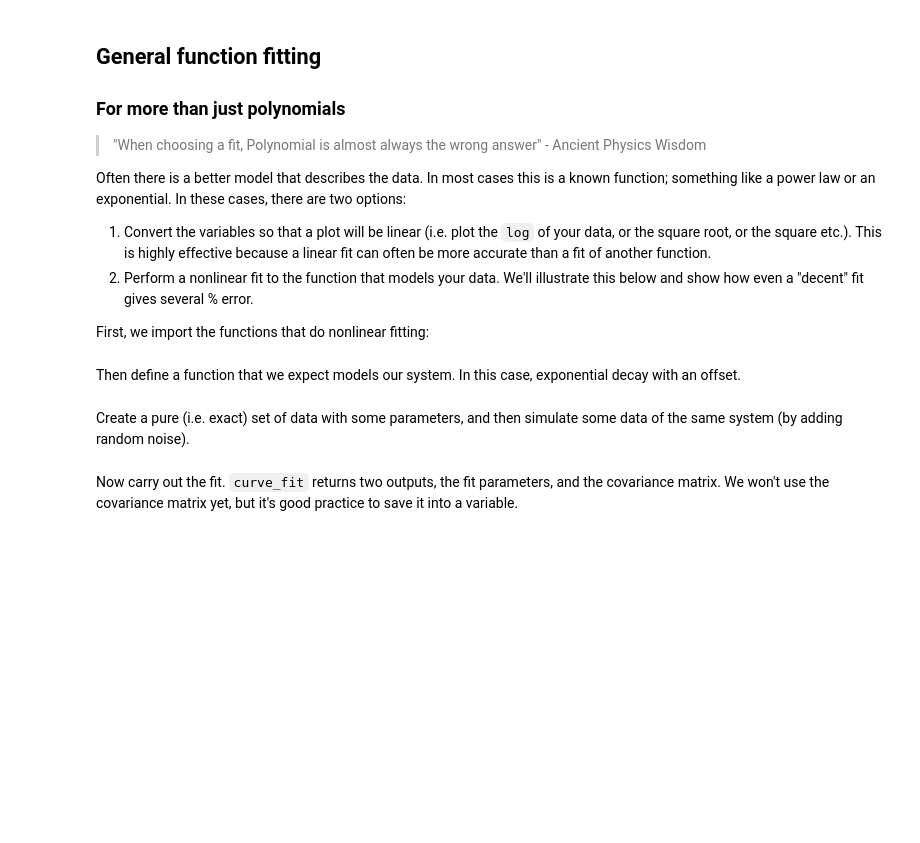
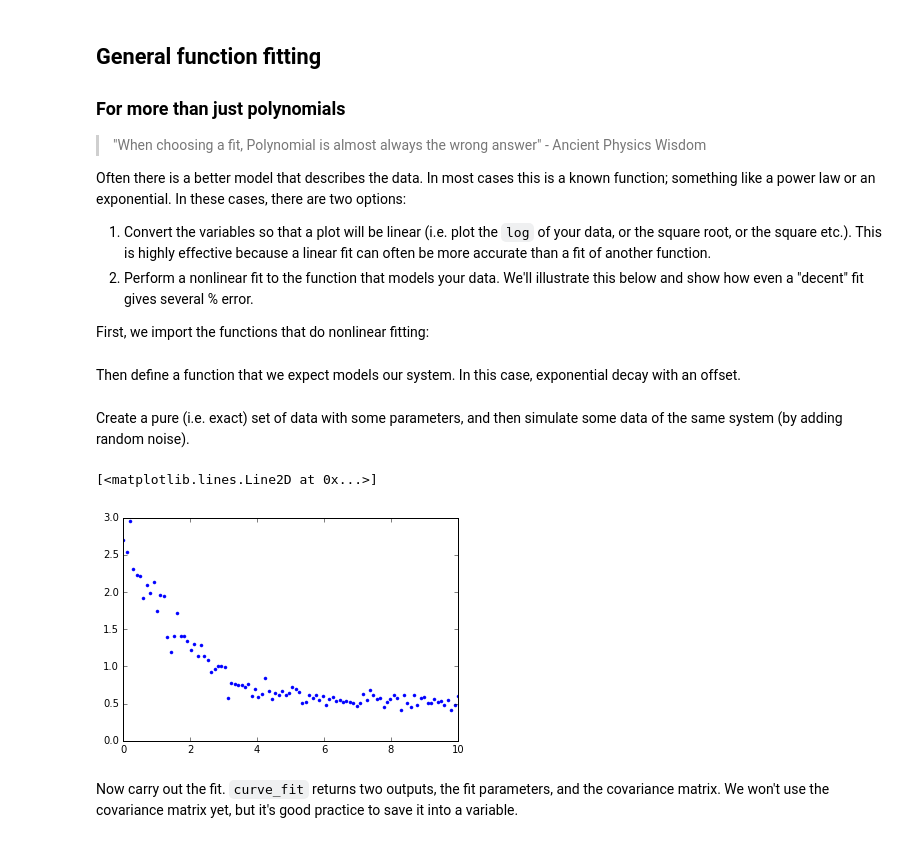
Before and after one commit to Physics325/CurveFit, a Jupyter notebook: CurveFit.ipynb, the cells around one changed output. Cells and saved outputs as stored; diff of their text form; code cells hidden in the pictures; blank space fills up the shorter version.

```diff
--- a/CurveFit.ipynb
+++ b/CurveFit.ipynb
@@ -72,6 +70,11 @@ Create a pure (i.e. exact) set of data with some parameters, and then simulate s
 # %%
 y = func(x, 2.5, 0.6, 0.5)
 ydata = y * (1.0 + 0.1*np.random.normal(size=len(x)))
+# %%
+plt.plot(x,ydata,".")
+# %% [output]
+[<matplotlib.lines.Line2D at 0x...>]
+[figure, added]
 # %% [markdown]
 Now carry out the fit. `curve_fit` returns two outputs, the fit parameters, and the covariance matrix. We won't use the covariance matrix yet, but it's good practice to save it into a variable.
 # %%
```
Also changed, not shown: parts of 8 cells of this notebook, 1 other file.
